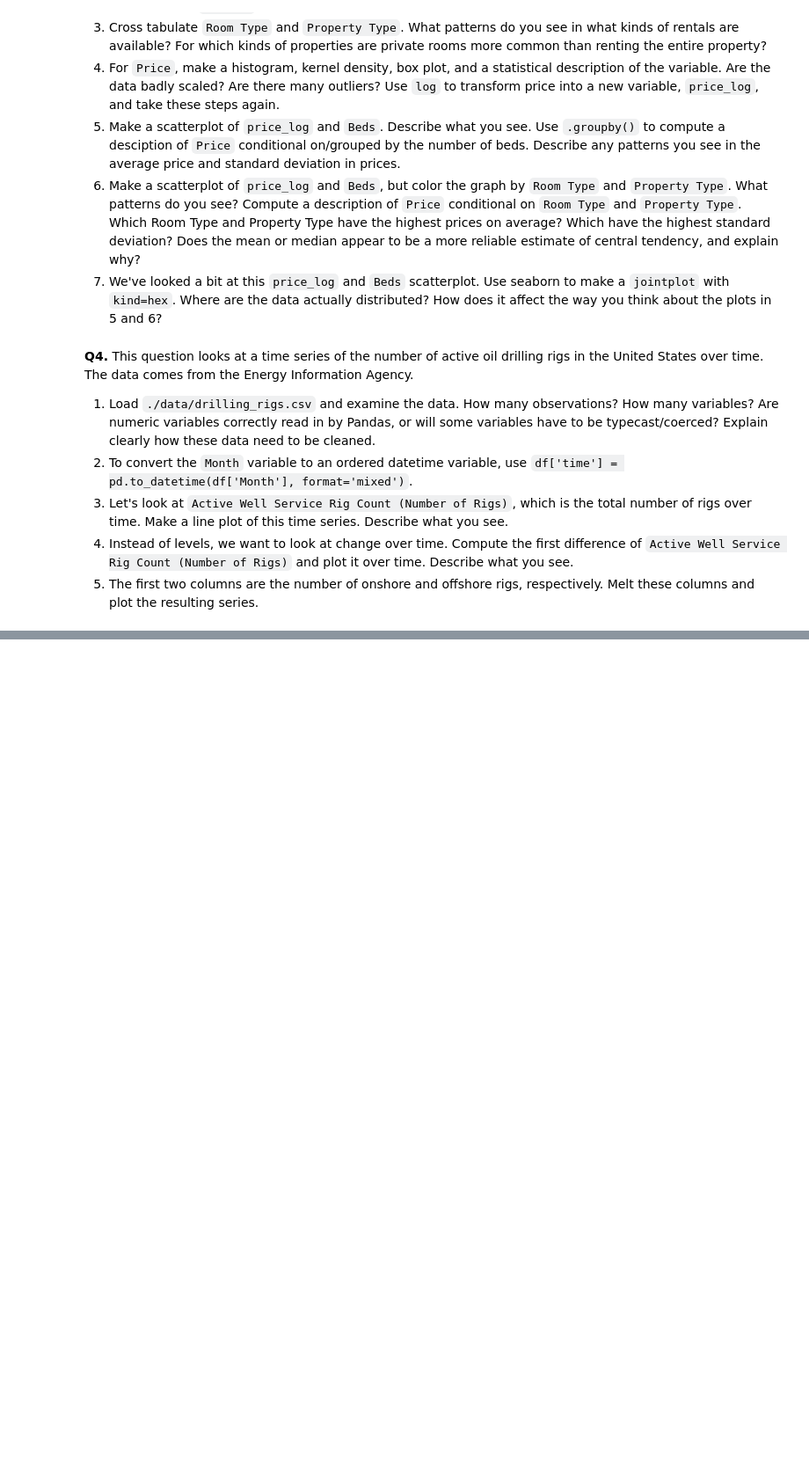
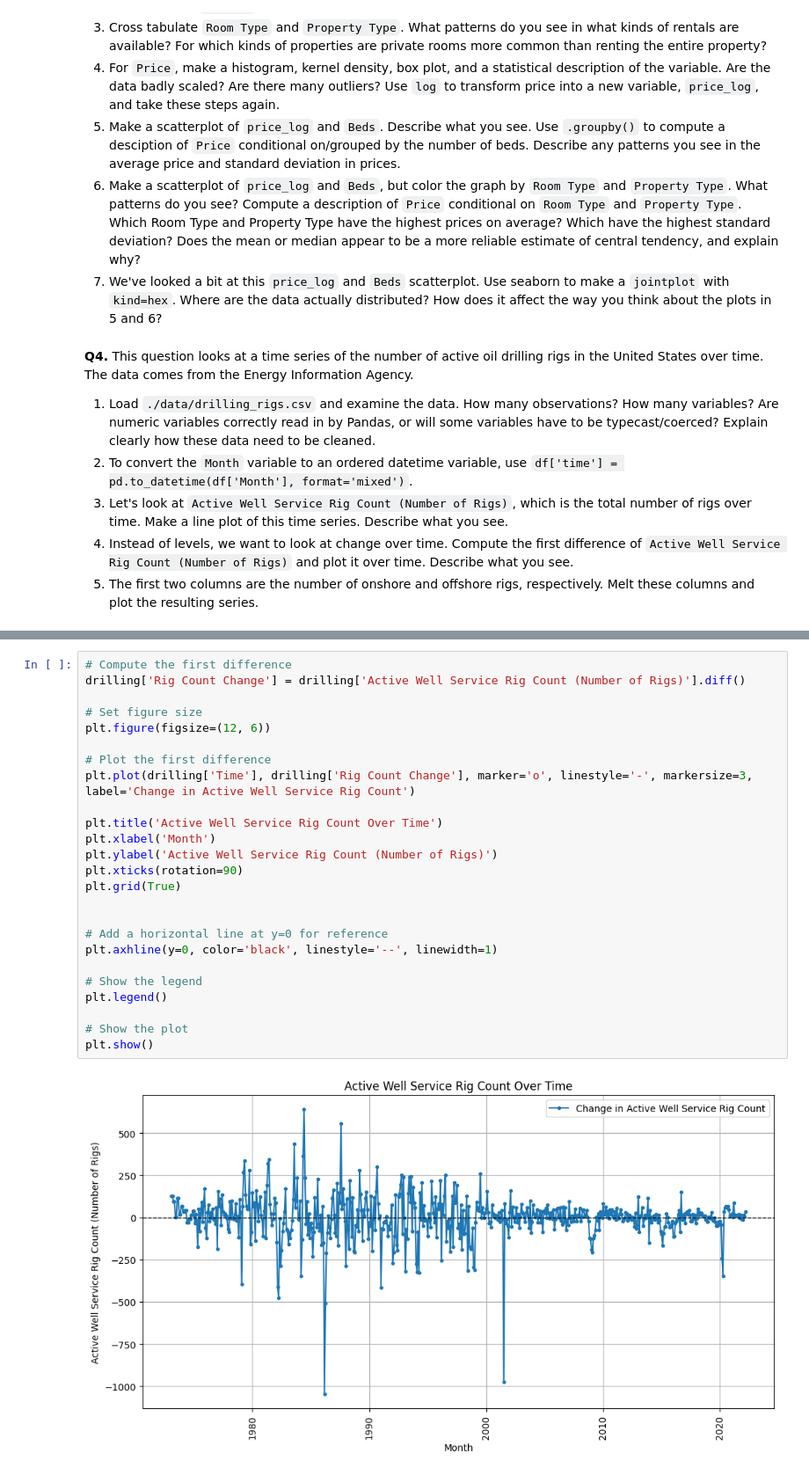
Before and after one commit to baywigg/EDA, a Jupyter notebook: assignment/assignment.ipynb, the cells around one changed output, grey strips where cells are left out. Shown at 88% size. Cells and saved outputs as stored; diff of their text form; blank space fills up the shorter version.

```diff
--- a/assignment/assignment.ipynb
+++ b/assignment/assignment.ipynb
@@ -410,0 +499,27 @@ giftors_most_money.head(15)
+# %%
+# Compute the first difference
+drilling['Rig Count Change'] = drilling['Active Well Service Rig Count (Number of Rigs)'].diff()
+
+# Set figure size
+plt.figure(figsize=(12, 6))
+
+# Plot the first difference
+plt.plot(drilling['Time'], drilling['Rig Count Change'], marker='o', linestyle='-', markersize=3, label='Change in Active Well Service Rig Count')
+
+plt.title('Active Well Service Rig Count Over Time')
+plt.xlabel('Month')
+plt.ylabel('Active Well Service Rig Count (Number of Rigs)')
+plt.xticks(rotation=90)
+plt.grid(True)
+
+
+# Add a horizontal line at y=0 for reference
+plt.axhline(y=0, color='black', linestyle='--', linewidth=1)
+
+# Show the legend
+plt.legend()
+
+# Show the plot
+plt.show()
+# %% [output]
+[figure, added]
```
Also changed, not shown: parts of 7 cells of this notebook.
